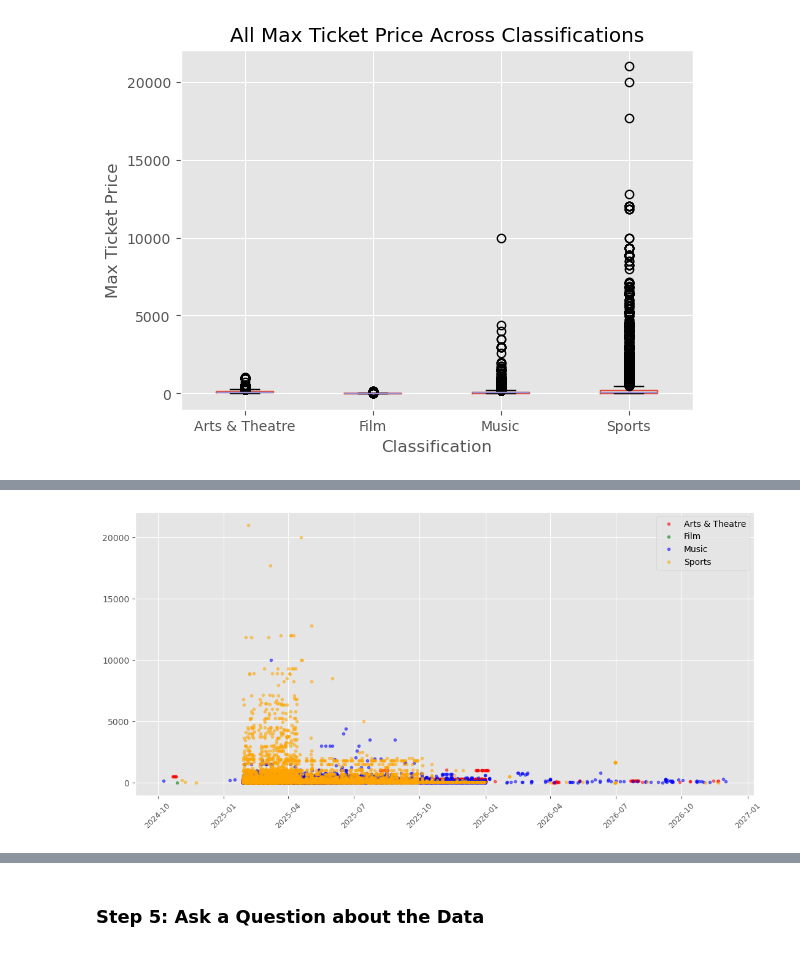
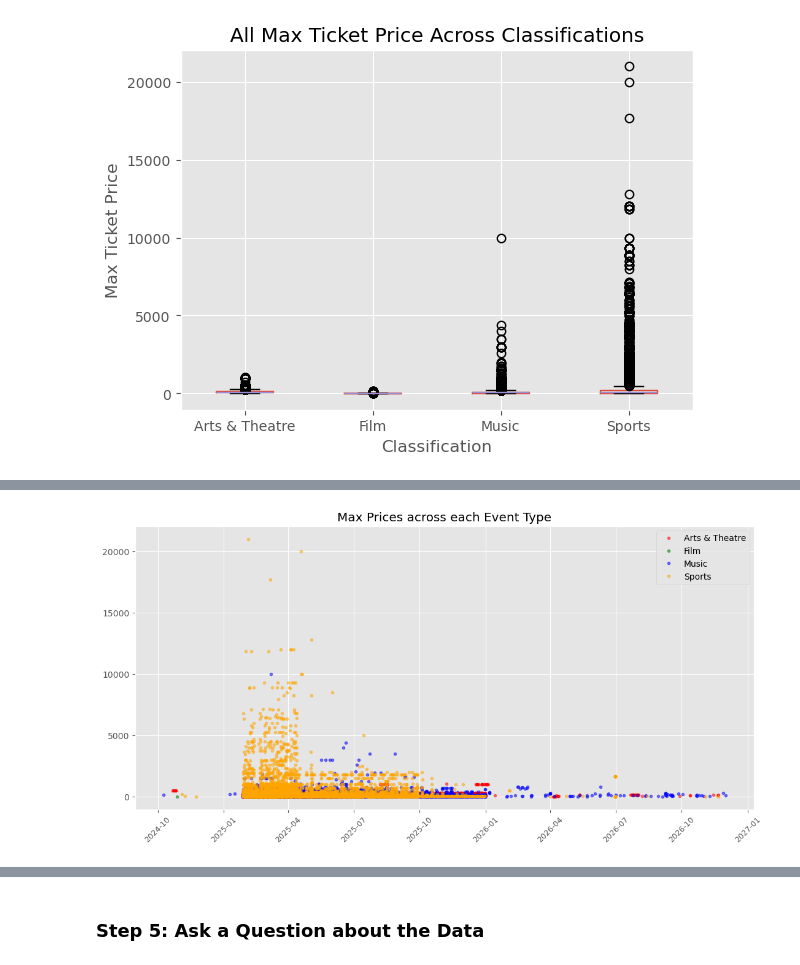
Before and after one commit to dq93/TicketMasterAPI, a Jupyter notebook: notebooks/Vanessa-eda.ipynb, the cells around one changed output, grey strips where cells are left out. Cells and saved outputs as stored; diff of their text form; code cells hidden in the pictures.

Commit message:
adding Event Type analysis conc to readme and updating notebook ' s wq1
git status

```diff
--- a/notebooks/Vanessa-eda.ipynb
+++ b/notebooks/Vanessa-eda.ipynb
@@ -250,23 +304,23 @@ print(upper_lim)
 # %%
 # plot scatter plot of max prices vs. their event dates and color code by category
 df_no_misc = df[df.Classification != 'Miscellaneous']
 grouped = df_no_misc.groupby('Classification')
 
 # create color map for each group
 color_map = {'Arts & Theatre': 'red', 'Film': 'green', 'Music': 'blue', 'Sports':'orange'}
 
 # plot
 fig, ax = plt.subplots(figsize = (13, 6))
 ax.margins(0.05)
 for name, group in grouped:
     ax.plot(group.Event_Start_Date, group.Max_Price, c = color_map[name], marker = 'o', linestyle = '', ms = 3, label = name, alpha = 0.5);
 ax.legend();
-
+plt.title('Max Prices across each Event Type')
 # set x-axis locator to display ticks every month
 #ax.xaxis.set_major_locator(mdates.MonthLocator())
 
 # change x ticks size
 plt.xticks(fontsize = 9, rotation = 45)
 plt.show();
 # %% [output]
-[figure, old version]
+[figure, new version]
```
Also changed, not shown: parts of 10 cells of this notebook, 1 other file.
